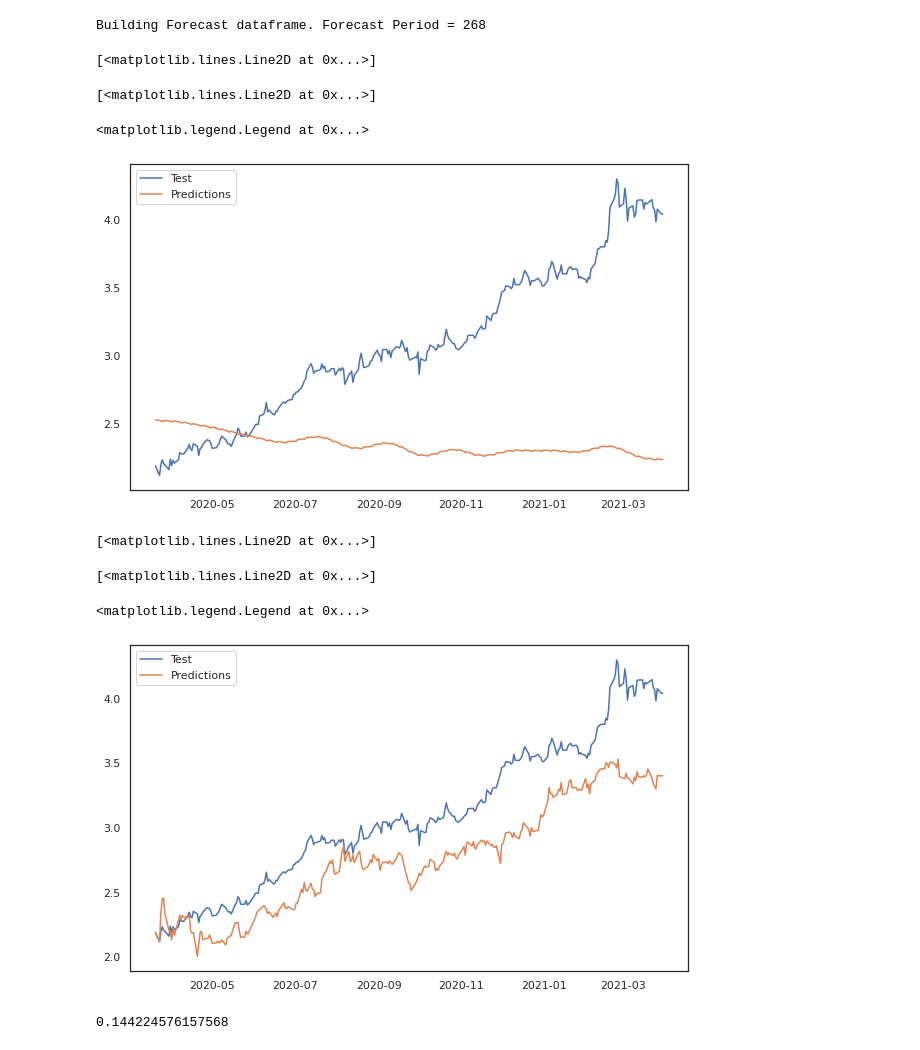
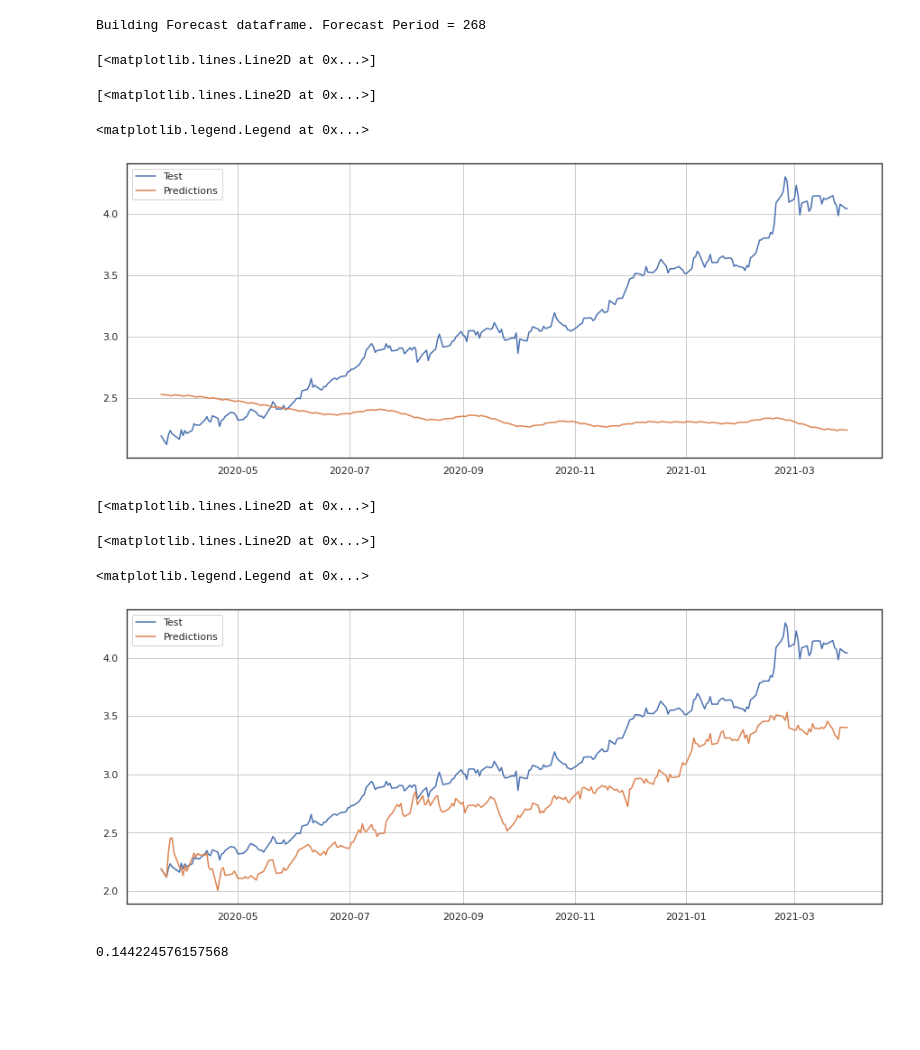
Before and after one commit to Camicb/Copper-Forecasting, a Jupyter notebook: Part_2_Copper_forecasting.ipynb, the cells around one changed output. Drawn from its saved outputs; the diff is of its cells as text; code cells hidden in the pictures; blank space fills up the shorter version.

```diff
--- a/Part_2_Copper_forecasting.ipynb
+++ b/Part_2_Copper_forecasting.ipynb
@@ -153,7 +153,7 @@ test_data = price[int(n*0.9):]            # 10% data
 ts_column = 'Date'
 target = 'Copper'
 
-model.fit( traindata=train_data, ts_column=ts_column, target=target, cv=5)
+model.fit( traindata=train_data, ts_column=ts_column, target=target)
 # %% [output]
 Start of Fit.....
 Running Augmented Dickey-Fuller test with paramters:
@@ -237,16 +237,16 @@ future_predictions_fb.index = future_predictions_fb['ds']
 Building Forecast dataframe. Forecast Period = 268
 # %%
 # Visualizing results
-mpl.rcParams['figure.figsize'] = (10, 6)
-mpl.rcParams['axes.grid'] = False
+mpl.rcParams['figure.figsize'] = (15, 6)
+mpl.rcParams['axes.grid'] = True
 plt.plot(test_data['Copper'], label='Test')
 plt.plot(future_predictions_fb['yhat'], label='Predictions')
 plt.legend()
 # %% [output]
 [<matplotlib.lines.Line2D at 0x...>]
 [<matplotlib.lines.Line2D at 0x...>]
 <matplotlib.legend.Legend at 0x...>
-[figure, old version]
+[figure, new version]
 # %%
 # Predictions with best model
 future_predictions = model.predict(
@@ -254,8 +254,8 @@ future_predictions = model.predict(
     model='auto_SARIMAX')
 # %%
 # Visualizing results
-mpl.rcParams['figure.figsize'] = (10, 6)
-mpl.rcParams['axes.grid'] = False
+mpl.rcParams['figure.figsize'] = (15, 6)
+mpl.rcParams['axes.grid'] = True
 plt.plot(test_data['Copper'], label='Test')
 plt.plot(future_predictions['yhat'], label='Predictions')
 plt.legend()
@@ -263,7 +263,7 @@ plt.legend()
 [<matplotlib.lines.Line2D at 0x...>]
 [<matplotlib.lines.Line2D at 0x...>]
 <matplotlib.legend.Legend at 0x...>
-[figure, old version]
+[figure, new version]
 # %%
 # Metrics
 mean_squared_error(test_data['Copper'], future_predictions['yhat'])
```
Also changed, not shown: parts of 1 cell of this notebook.
